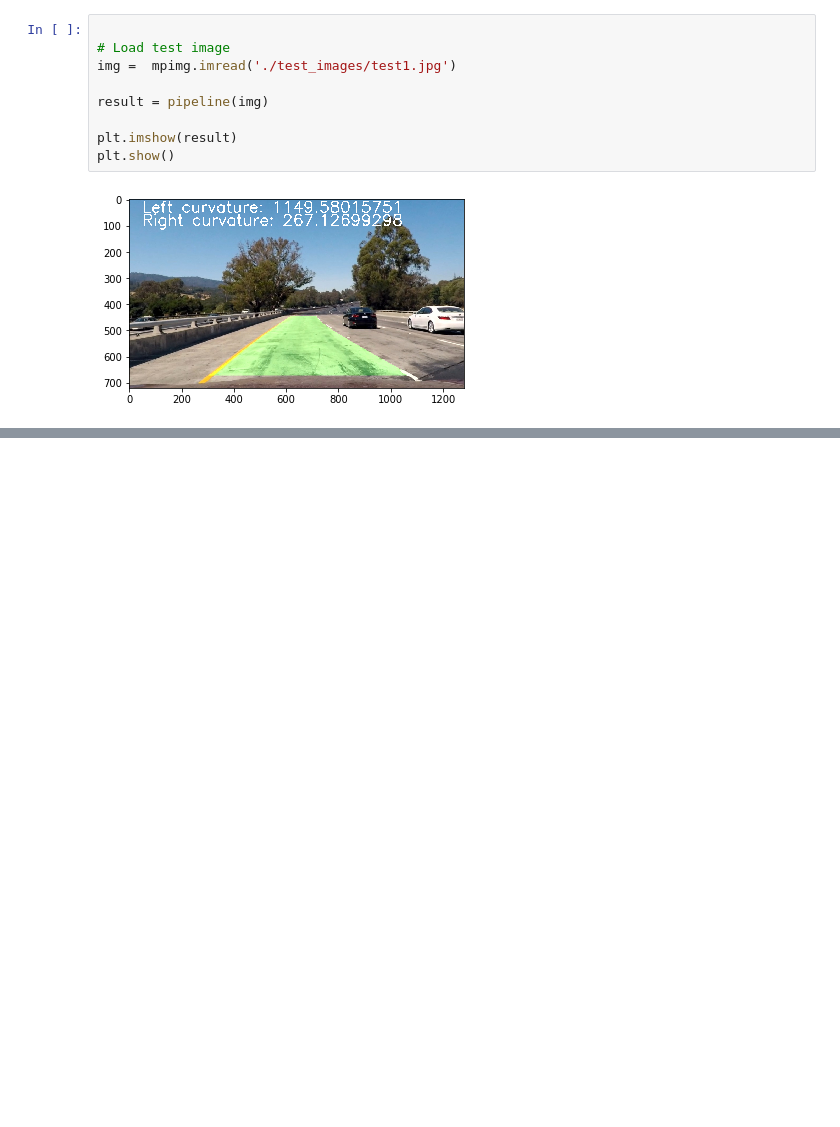
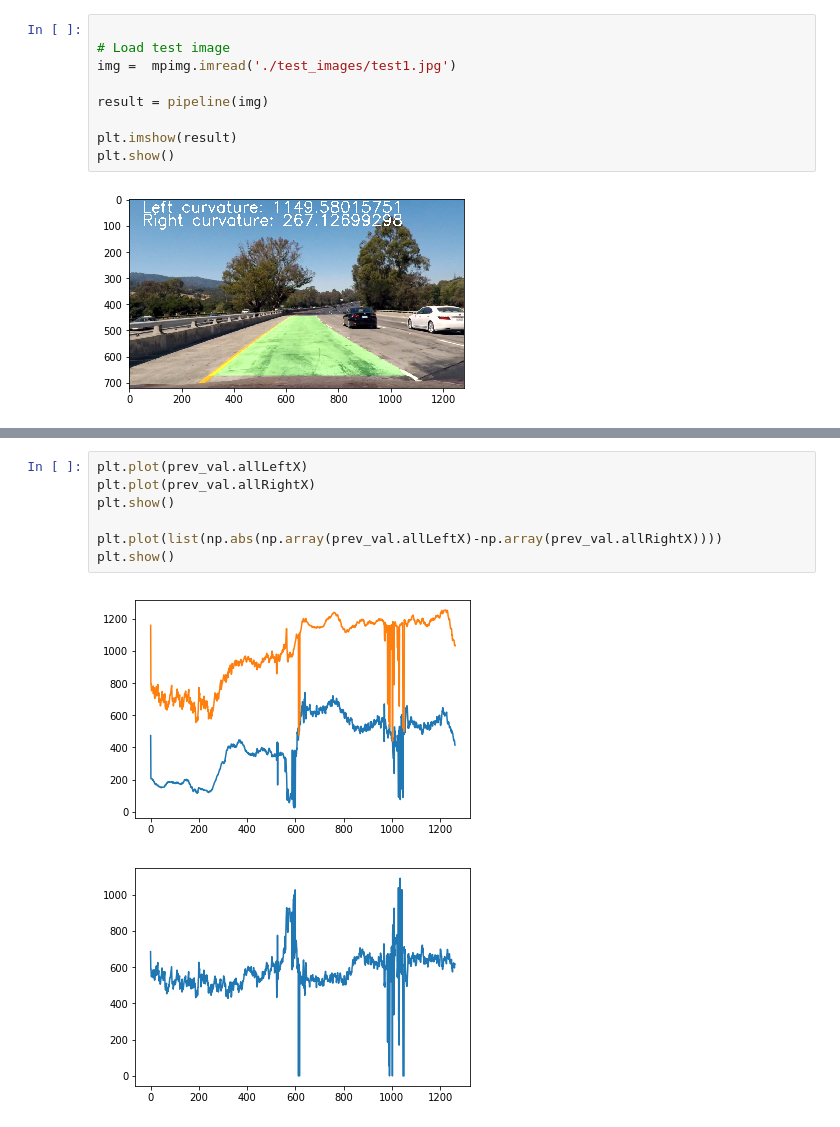
Before and after one commit to R-EM/CarND-Advanced-Lane-Lines, a Jupyter notebook: Advanced_Lane_Lines.ipynb, the cells around one changed output, grey strips where cells are left out. Cells and saved outputs as stored; diff of their text form; blank space fills up the shorter version.

```diff
--- a/Advanced_Lane_Lines.ipynb
+++ b/Advanced_Lane_Lines.ipynb
@@ -589,3 +606,13 @@ plt.gca().invert_yaxis() # to visualize as we do the images
 plt.show()
 # %% [output]
 [figure]
+# %%
+plt.plot(prev_val.allLeftX)
+plt.plot(prev_val.allRightX)
+plt.show()
+
+plt.plot(list(np.abs(np.array(prev_val.allLeftX)-np.array(prev_val.allRightX))))
+plt.show()
+# %% [output]
+[figure, added]
+[figure, added]
```
Also changed, not shown: parts of 7 cells of this notebook, 1 other file.
